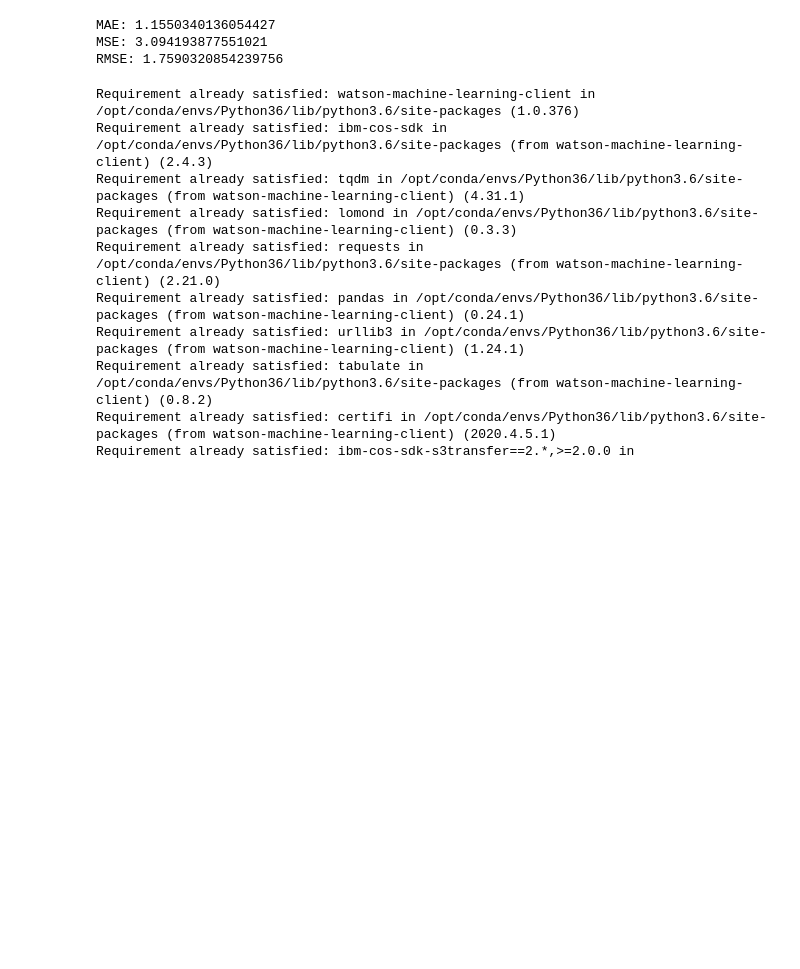
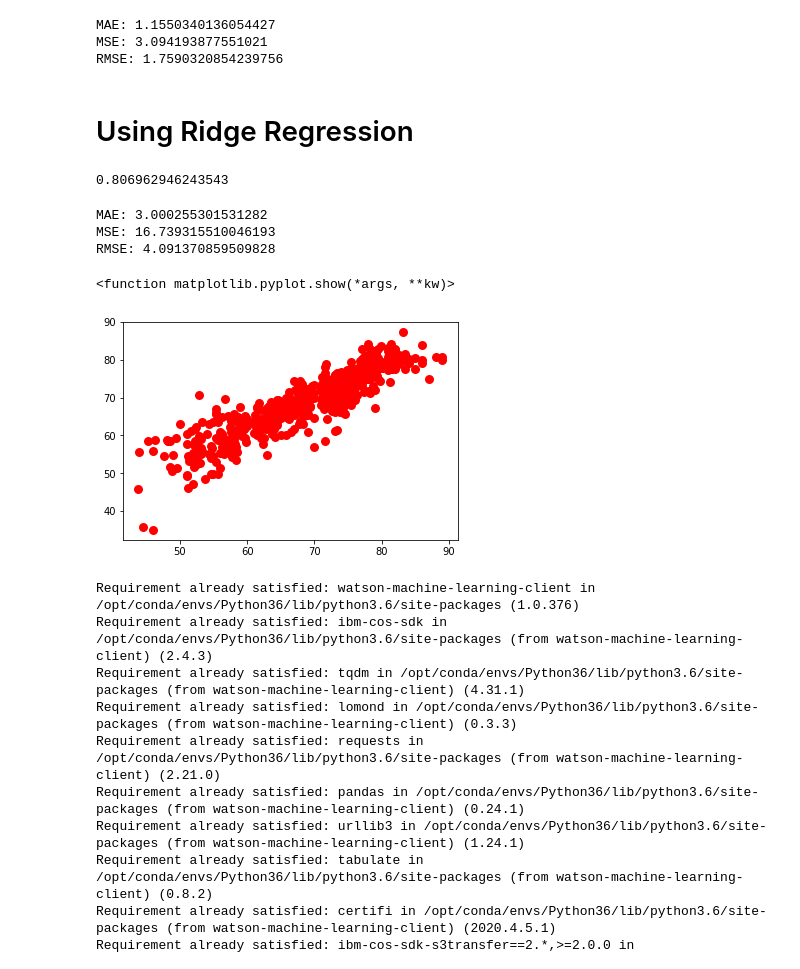
Before and after one commit to SmartPracticeschool/llSPS-INT-1731-Predicting-Life-Expectancy-using-Machine-Learning, a Jupyter notebook: Life Expectancy.ipynb, the cells around one changed output. Saved outputs shown, nothing was run; the diff lists cells and outputs as text; code cells hidden in the pictures; blank space fills up the shorter version.

```diff
--- a/Life Expectancy.ipynb
+++ b/Life Expectancy.ipynb
@@ -120,6 +136,36 @@ print('RMSE:', np.sqrt(metrics.mean_squared_error(y_test, y_pred)))
 MAE: 1.1550340136054427
 MSE: 3.094193877551021
 RMSE: 1.7590320854239756
+# %% [markdown]
+# Using Ridge Regression
+# %%
+from sklearn.linear_model import Ridge
+
+## training the model
+
+ridgeReg = Ridge(alpha=0.05, normalize=True)
+
+ridgeReg.fit(X_train,y_train)
+
+pred = ridgeReg.predict(X_test)
+ridgeReg.score(X_test,y_test)
+# %% [output]
+0.806962946243543
+# %%
+from sklearn import metrics
+print('MAE:', metrics.mean_absolute_error(y_test, pred))
+print('MSE:', metrics.mean_squared_error(y_test, pred))
+print('RMSE:', np.sqrt(metrics.mean_squared_error(y_test, pred)))
+# %% [output]
+MAE: 3.000255301531282
+MSE: 16.739315510046193
+RMSE: 4.091370859509828
+# %%
+plt.scatter(y_test,pred,color='red', linewidth=3)
+plt.show
+# %% [output]
+<function matplotlib.pyplot.show(*args, **kw)>
+[figure, added]
 # %%
 !pip install watson-machine-learning-client
 # %% [output]
```
Also changed, not shown: parts of 5 cells of this notebook.
